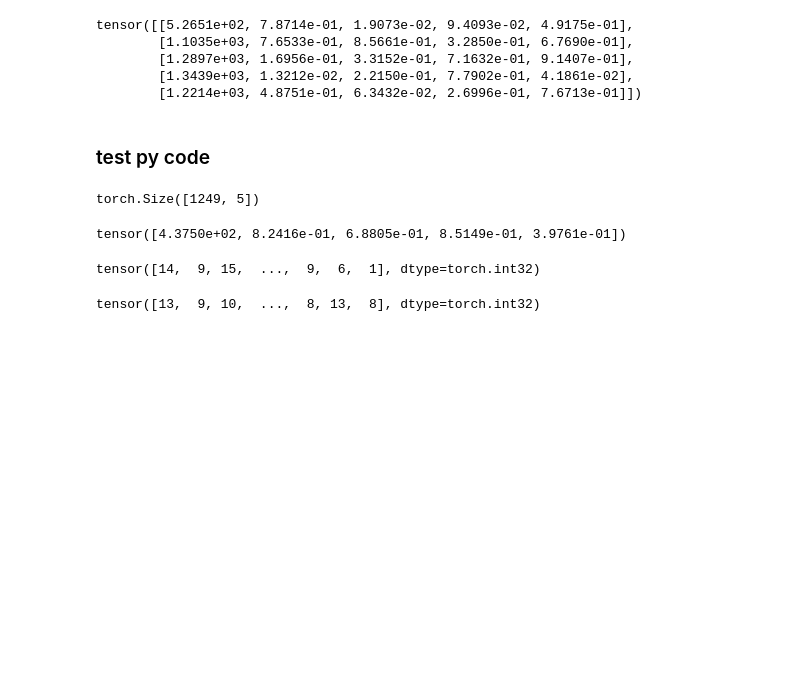
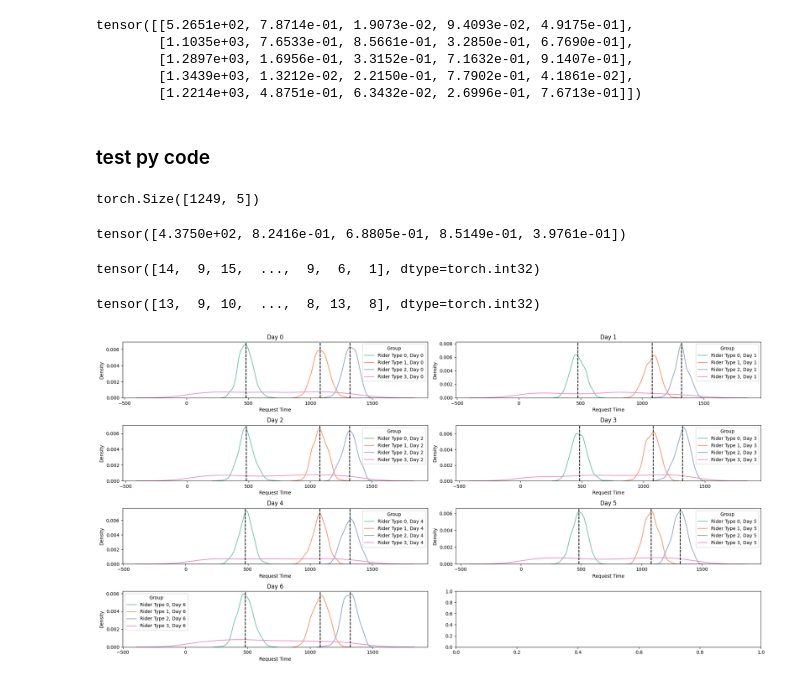
Before and after one commit to Duane321/reinforcement_learning_for_rideshare_pricing, a Jupyter notebook: experiments.ipynb, the cells around one changed output. Saved outputs shown, nothing was run; the diff lists cells and outputs as text; code cells hidden in the pictures; blank space fills up the shorter version.

Commit message:
added visualization on requests timestamps and numbers per day per rider type

```diff
--- a/experiments.ipynb
+++ b/experiments.ipynb
@@ -191,3 +194,67 @@ tensor([14,  9, 15,  ...,  9,  6,  1], dtype=torch.int32)
 simulation_week1.get_subblock_index(riders_week1[:, 3], riders_week1[:, 4])
 # %% [output]
 tensor([13,  9, 10,  ...,  8, 13,  8], dtype=torch.int32)
+# %%
+T0_pricing_params = (5, 0.78, 1.82)
+lr = 0.01
+simulation_week1 = WeeklySimulation(lr, T0_pricing_params)
+# %%
+rider_week1_lst = []
+for i in range(7):
+    rider_week1_lst.append(simulation_week1.simulate_riders())
+# %%
+def rider_id_to_type(rider_idx, num_riders=1000, rider_types=4):
+    threshold = num_riders // rider_types
+    if rider_idx < threshold:
+        return 0
+    elif threshold <= rider_idx < 2 * threshold:
+        return 1
+    elif 2 * threshold <= rider_idx < 3 * threshold:
+        return 2
+    else:
+        return 3
+# %%
+# Define a colormap for rider types
+colors = sns.color_palette("Set2", 4)
+
+num_cols = 2
+
+# Calculate the number of rows needed based on the number of DataFrames
+num_rows = len(rider_week1_lst) // num_cols + 1  # Ceiling division to ensure all DataFrames are plotted
+
+# Create subplots
+fig, axes = plt.subplots(num_rows, num_cols, figsize=(20, 10))
+
+# Plot each DataFrame on its corresponding subplot
+for i, (data, ax) in enumerate(zip(rider_week1_lst, axes.flatten())):
+    cur_day_requests_df = pd.DataFrame(data, columns=['request_timestamp', 'start_x', 'start_y', 'end_x', 'end_y', 'rider_idx'])
+    cur_day_requests_df['day_idx'] = i
+    cur_day_requests_df['rider_type'] = cur_day_requests_df['rider_idx'].apply(rider_id_to_type)
+    cur_day_requests_df['rider_idx'] = cur_day_requests_df['rider_idx'].astype(int)
+    cur_day_requests_df['request_timestamp'] = cur_day_requests_df['request_timestamp'].astype(int)
+
+    # Group by day_idx and rider_type
+    grouped = cur_day_requests_df.groupby(['day_idx', 'rider_type'])
+
+    # Plot KDEs for each group
+    for name, group in grouped:
+        day, rider_type = name
+        #, cut=(0, 24*60-1)
+        sns.kdeplot(data=group['request_timestamp'], label=f'Rider Type {rider_type}, Day {day}', color=colors[rider_type]
+                    , ax=ax)
+        ax.axvline(x=8 * 60, color='black', linestyle='--')
+        ax.axvline(x=18 * 60, color='black', linestyle='--')
+        ax.axvline(x=22 * 60, color='black', linestyle='--')
+
+
+    # Customize plot
+    ax.set_title(f'Day {i}')
+    ax.set_xlabel('Request Time')
+    ax.set_ylabel('Density')
+    ax.legend(title='Group')
+
+# Adjust layout and display
+plt.tight_layout()
+plt.show()
+# %% [output]
+[figure, added]
```
Also changed, not shown: parts of 8 cells of this notebook, 2 other files.
